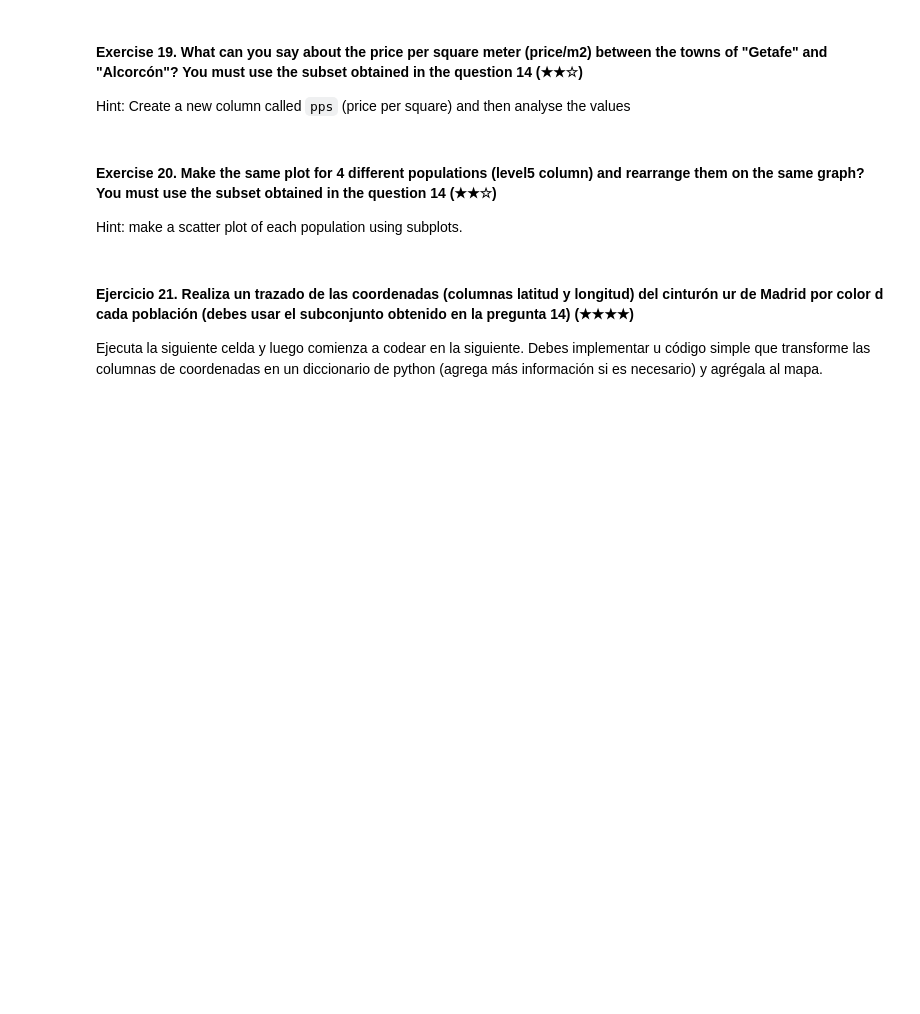
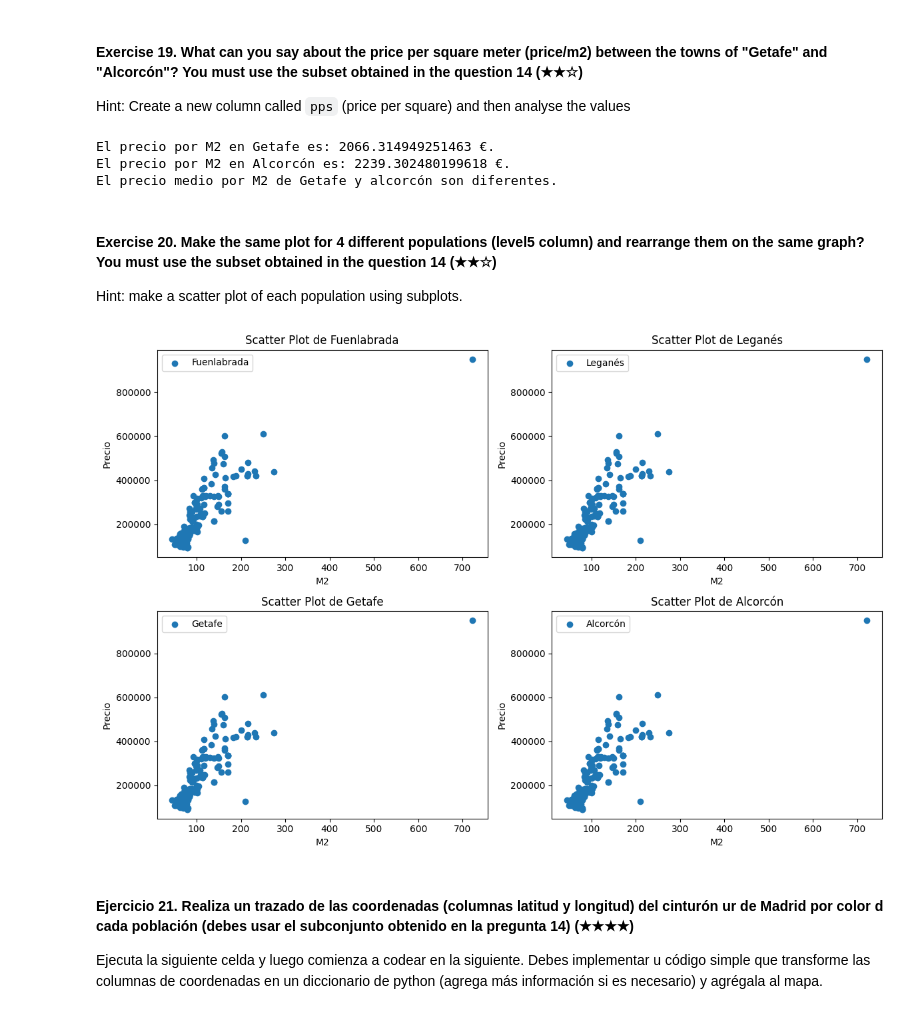
Before and after one commit to Xingha0/realestate-datacleanup-exercise, a Jupyter notebook: project.es.ipynb, the cells around one changed output. Saved outputs shown, nothing was run; the diff lists cells and outputs as text; code cells hidden in the pictures; blank space fills up the shorter version.

```diff
--- a/project.es.ipynb
+++ b/project.es.ipynb
@@ -369,12 +391,38 @@ Hint: You can help yourself reviewing the multihist demo of Matplotlib
 
 Hint: Create a new column called `pps` (price per square) and then analyse the values
 # %%
-# TODO
+getafe_pps = cintsur[cintsur['level5'] == 'Getafe']['pps'].mean()
+alcorcon_pps = cintsur[cintsur['level5'] == 'Alcorcón']['pps'].mean()
+
+print("El precio por M2 en Getafe es:", getafe_pps, "€.")
+print("El precio por M2 en Alcorcón es:", alcorcon_pps, "€.")
+
+if getafe_pps == alcorcon_pps:
+    print("El precio medio por M2 de Getafe y Alcorcón son iguales.")
+else:
+    print("El precio medio por M2 de Getafe y alcorcón son diferentes.")
+# %% [output]
+El precio por M2 en Getafe es: 2066.314949251463 €.
+El precio por M2 en Alcorcón es: 2239.302480199618 €.
+El precio medio por M2 de Getafe y alcorcón son diferentes.
 # %% [markdown]
 #### Exercise 20. Make the same plot for 4 different populations (level5 column) and rearrange them on the same graph? You must use the subset obtained in the question 14 (★★☆)
 Hint: make a scatter plot of each population using subplots.
 # %%
-# TODO
+fig, axes = plt.subplots(2, 2, figsize=(12, 8))
+axes = axes.flatten()
+
+for i, poblacion in enumerate(cintsur_pop):
+    axes[i].scatter(csdat['surface'], csdat['price'], label=poblacion)
+    axes[i].set_title(f"Scatter Plot de {poblacion}")
+    axes[i].set_xlabel("M2")
+    axes[i].set_ylabel("Precio")
+    axes[i].legend()
+
+plt.tight_layout()
+plt.show()
+# %% [output]
+[figure, added]
 # %% [markdown]
 #### Ejercicio 21. Realiza un trazado de las coordenadas (columnas latitud y longitud) del cinturón ur de Madrid por color d cada población (debes usar el subconjunto obtenido en la pregunta 14) (★★★★)
 
```
Also changed, not shown: parts of 5 cells of this notebook.
